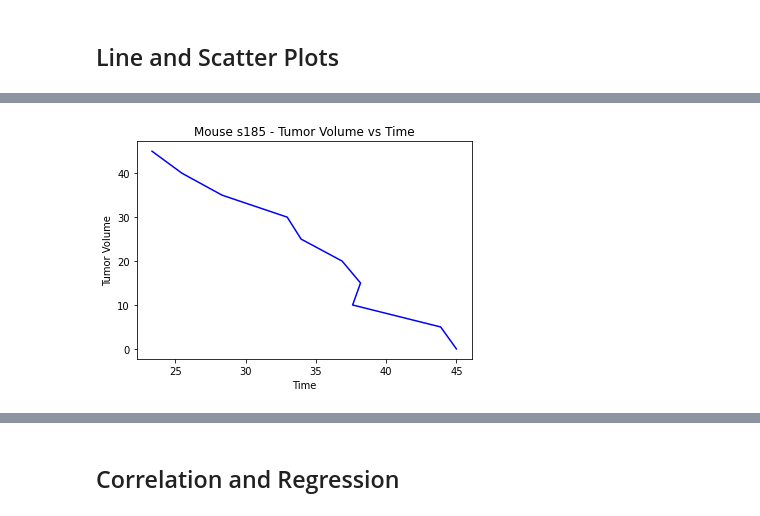
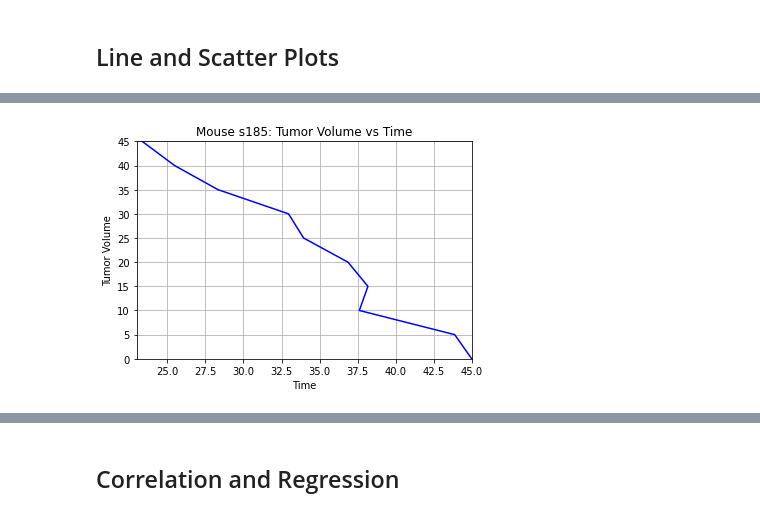
Before and after one commit to cassfolk/HW.Folkers, a Jupyter notebook: 05-matplotlib-challenge/Pymaceuticals/pymaceuticals_starter.ipynb, the cells around one changed output, grey strips where cells are left out. Cells and saved outputs as stored; diff of their text form; code cells hidden in the pictures.

```diff
--- a/05-matplotlib-challenge/Pymaceuticals/pymaceuticals_starter.ipynb
+++ b/05-matplotlib-challenge/Pymaceuticals/pymaceuticals_starter.ipynb
@@ -343,21 +360,25 @@ capomulin_df
 # %%
 # Generate a line plot of tumor volume vs. time point for a mouse treated with Capomulin
 
 # ONE MOUSE ONLY s185
 
 
 mouse_s185_df = capomulin_df.loc[capomulin_df['Mouse ID'] =='s185']
 tumor_volume_s185 = mouse_s185_df["Tumor Volume (mm3)"]
 time_s185 = mouse_s185_df["Timepoint"]
 
 plt.plot(tumor_volume_s185, time_s185, color="blue")
-plt.title("Mouse s185 - Tumor Volume vs Time")
+plt.title("Mouse s185: Tumor Volume vs Time")
 plt.xlabel("Time")
 plt.ylabel("Tumor Volume")
+plt.grid(True)
+plt.xlim(23, 45)
+plt.ylim(0,45)
+
 
 plt.show()
 # %% [output]
-[figure, old version]
+[figure, new version]
 # %%
 # Generate a scatter plot of average tumor volume vs. mouse weight for the Capomulin regimen
 
```
Also changed, not shown: parts of 5 cells of this notebook.
